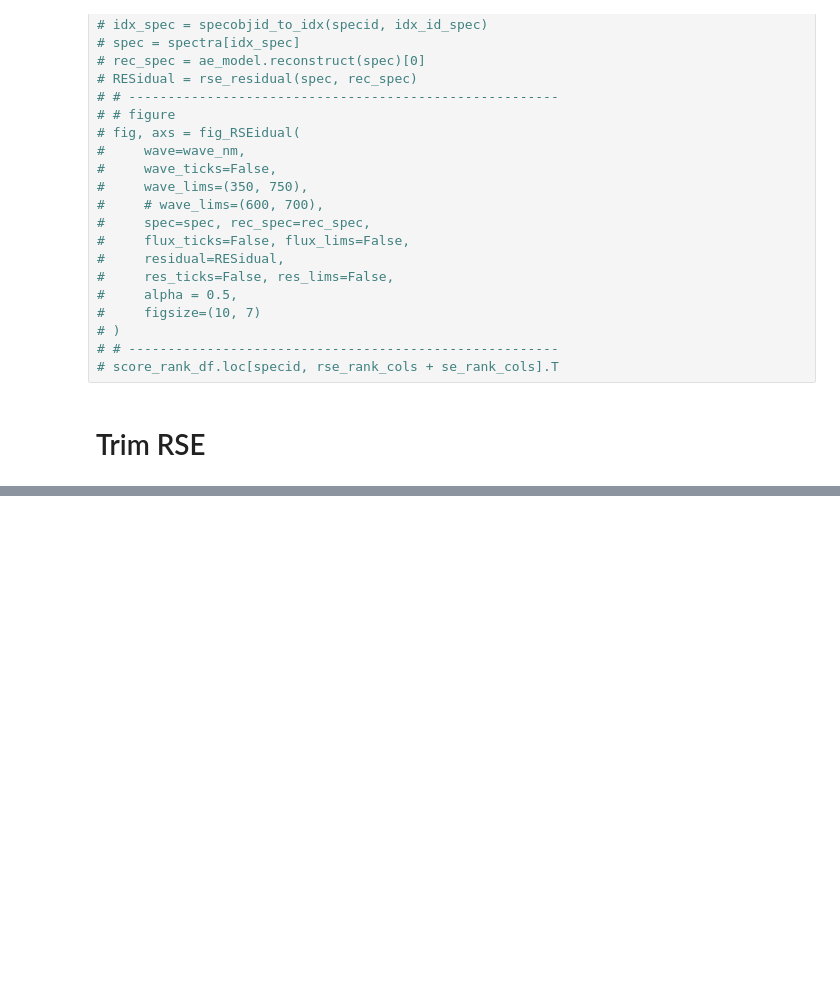
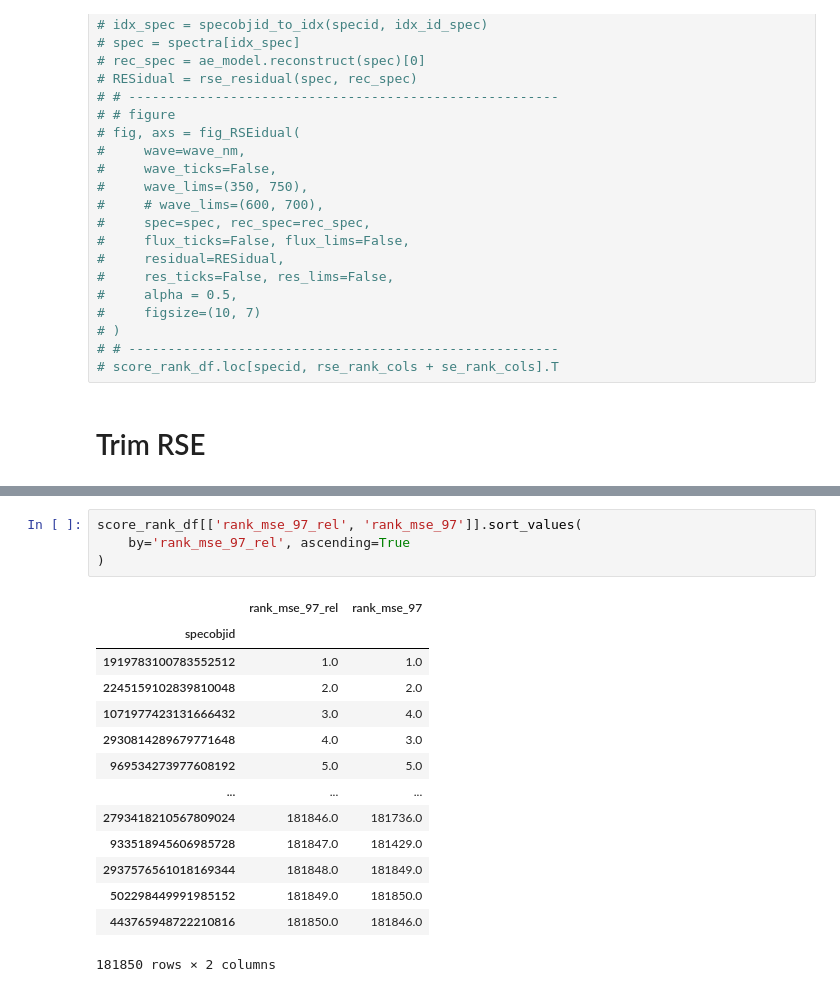
Before and after one commit to ed-ortizm/anomaly, a Jupyter notebook: thesis/residual_based_scores/bin_03/01_02_rse_figs_bin3.ipynb, the cells around one changed output, grey strips where cells are left out. Cells and saved outputs as stored; diff of their text form; blank space fills up the shorter version.

```diff
--- a/thesis/residual_based_scores/bin_03/01_02_rse_figs_bin3.ipynb
+++ b/thesis/residual_based_scores/bin_03/01_02_rse_figs_bin3.ipynb
@@ -554,0 +621,19 @@ Name: 1781231151415846912, dtype: float64
+# %%
+score_rank_df[['rank_mse_97_rel', 'rank_mse_97']].sort_values(
+    by='rank_mse_97_rel', ascending=True
+)
+# %% [output]
+|  | rank_mse_97_rel | rank_mse_97 |
+| specobjid |  |  |
+| 1919783100783552512 | 1.0 | 1.0 |
+| 2245159102839810048 | 2.0 | 2.0 |
+| 1071977423131666432 | 3.0 | 4.0 |
+| 2930814289679771648 | 4.0 | 3.0 |
+| 969534273977608192 | 5.0 | 5.0 |
+| ... | ... | ... |
+| 2793418210567809024 | 181846.0 | 181736.0 |
+| 933518945606985728 | 181847.0 | 181429.0 |
+| 2937576561018169344 | 181848.0 | 181849.0 |
+| 502298449991985152 | 181849.0 | 181850.0 |
+| 443765948722210816 | 181850.0 | 181846.0 |
+181850 rows × 2 columns
```
Also changed, not shown: parts of 8 cells of this notebook.
